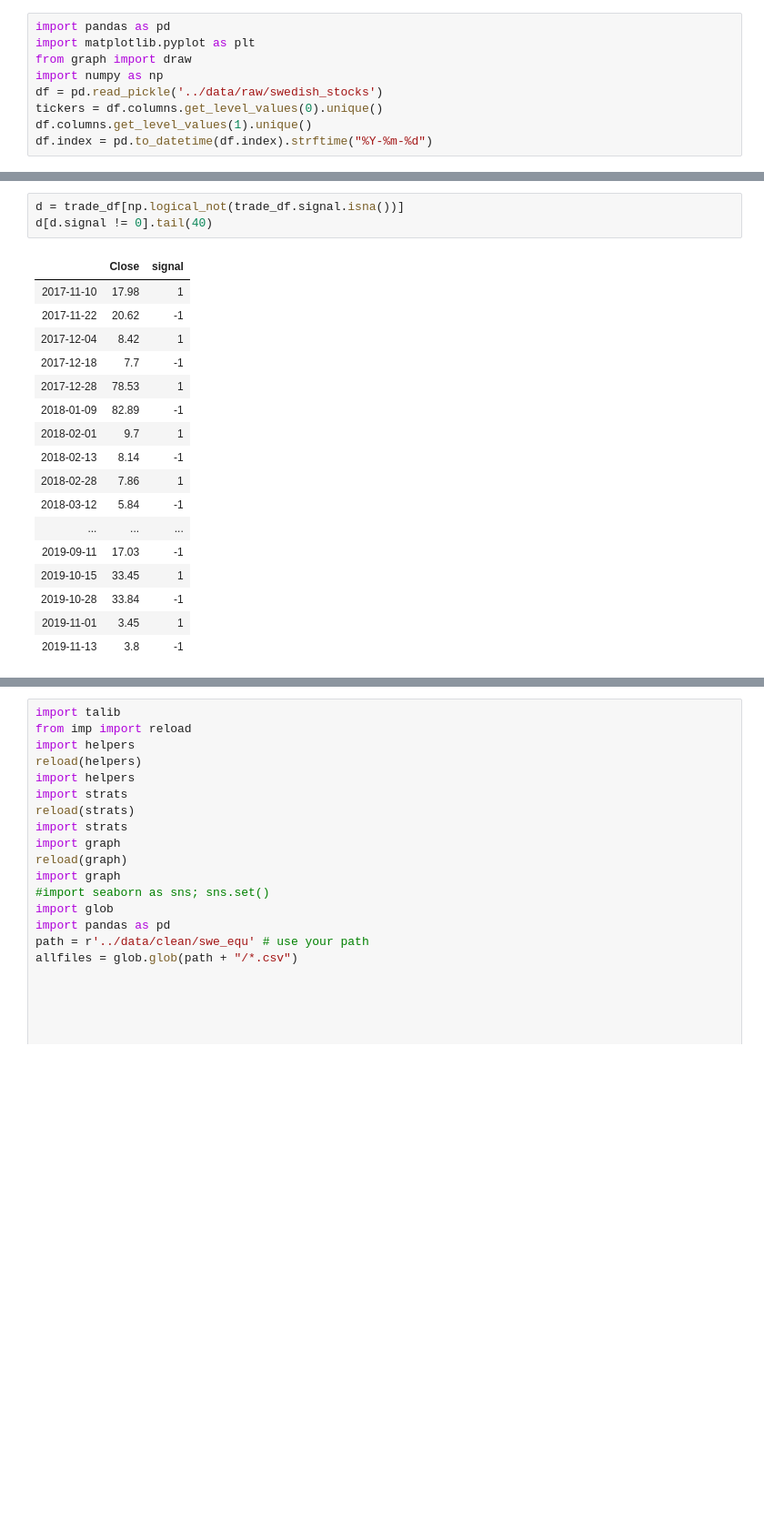
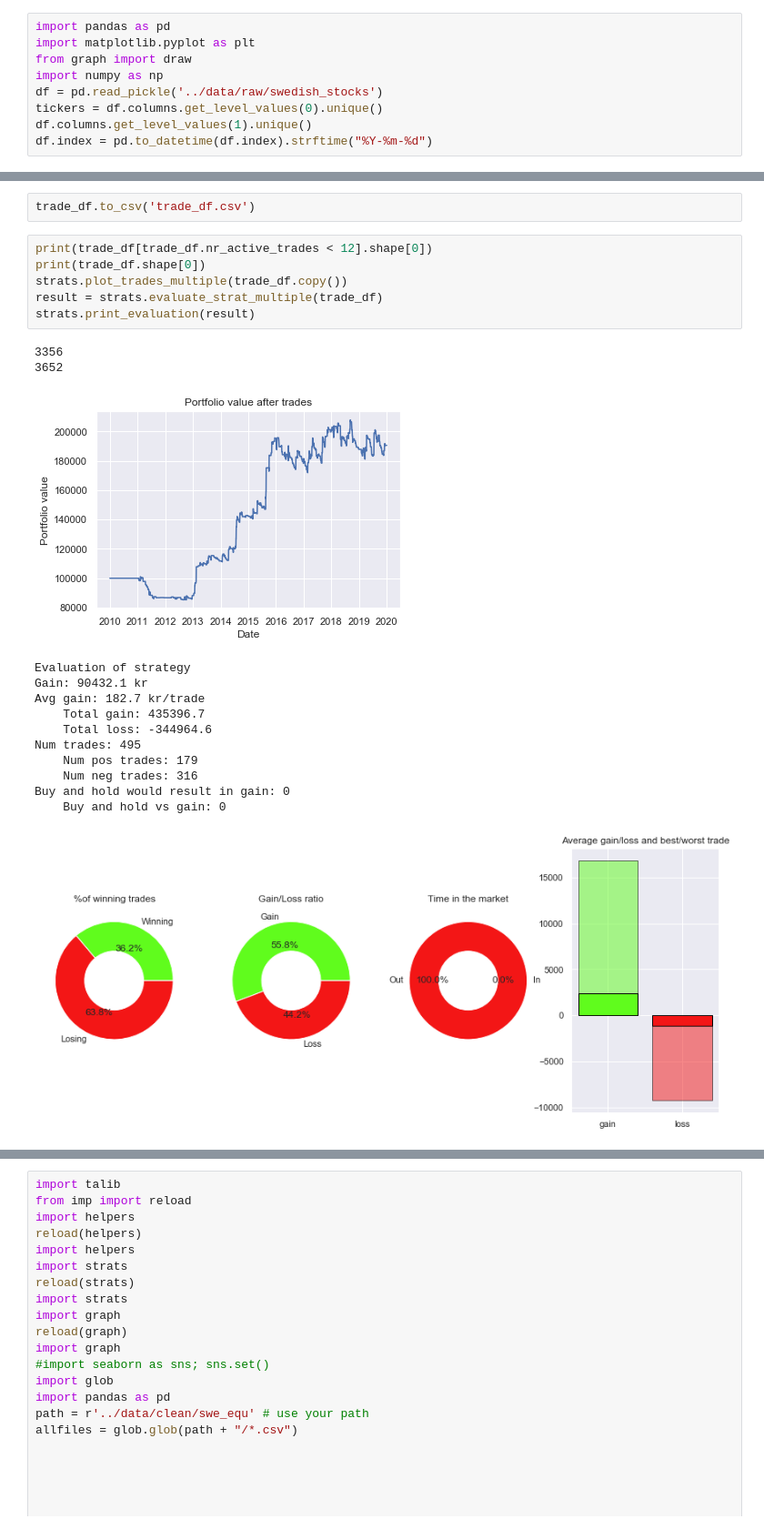
Before and after one commit to agatons/EPFL-financial-big-data, a Jupyter notebook: ta_method/test.ipynb, the cells around one changed output, grey strips where cells are left out. Shown at 91% size. Saved outputs shown, nothing was run; the diff lists cells and outputs as text; blank space fills up the shorter version.

```diff
--- a/ta_method/test.ipynb
+++ b/ta_method/test.ipynb
@@ -55,21 +61,23 @@ Buy and hold would result in gain: nan
-# %%
-d = trade_df[np.logical_not(trade_df.signal.isna())]
-d[d.signal != 0].tail(40)
-# %% [output]
-|  | Close | signal |
-| 2017-11-10 | 17.98 | 1 |
-| 2017-11-22 | 20.62 | -1 |
-| 2017-12-04 | 8.42 | 1 |
-| 2017-12-18 | 7.7 | -1 |
-| 2017-12-28 | 78.53 | 1 |
-| 2018-01-09 | 82.89 | -1 |
-| 2018-02-01 | 9.7 | 1 |
-| 2018-02-13 | 8.14 | -1 |
-| 2018-02-28 | 7.86 | 1 |
-| 2018-03-12 | 5.84 | -1 |
-| ... | ... | ... |
-| 2019-09-11 | 17.03 | -1 |
-| 2019-10-15 | 33.45 | 1 |
-| 2019-10-28 | 33.84 | -1 |
-| 2019-11-01 | 3.45 | 1 |
-| 2019-11-13 | 3.8 | -1 |
+# %%
+trade_df.to_csv('trade_df.csv')
+# %%
+print(trade_df[trade_df.nr_active_trades < 12].shape[0])
+print(trade_df.shape[0])
+strats.plot_trades_multiple(trade_df.copy())
+result = strats.evaluate_strat_multiple(trade_df)
+strats.print_evaluation(result)
+# %% [output]
+3356
+3652
+[figure, added]
+Evaluation of strategy
+Gain: 90432.1 kr
+Avg gain: 182.7 kr/trade
+    Total gain: 435396.7
+    Total loss: -344964.6
+Num trades: 495
+    Num pos trades: 179
+    Num neg trades: 316
+Buy and hold would result in gain: 0
+    Buy and hold vs gain: 0
+[figure, added]
```
Also changed, not shown: parts of 2 cells of this notebook, 6 other files.
